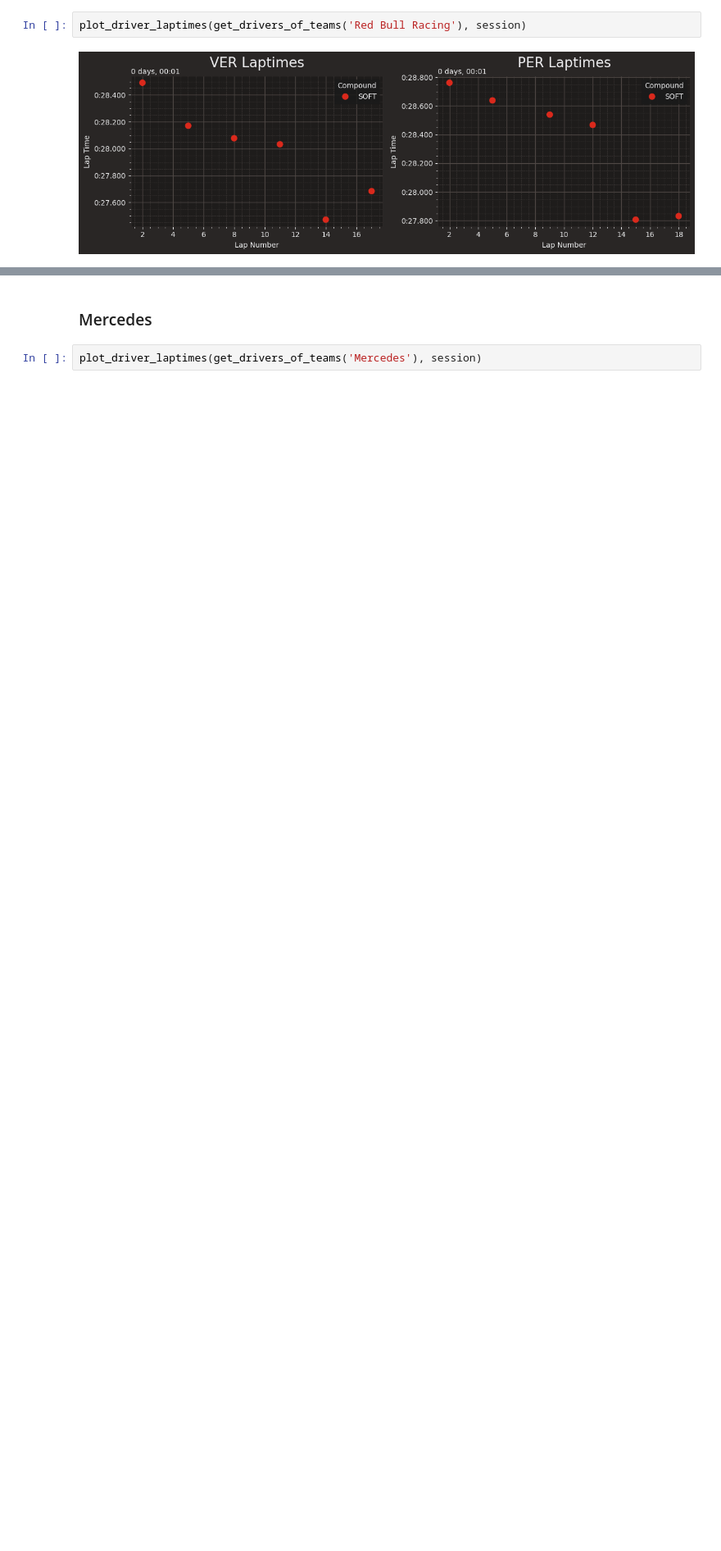
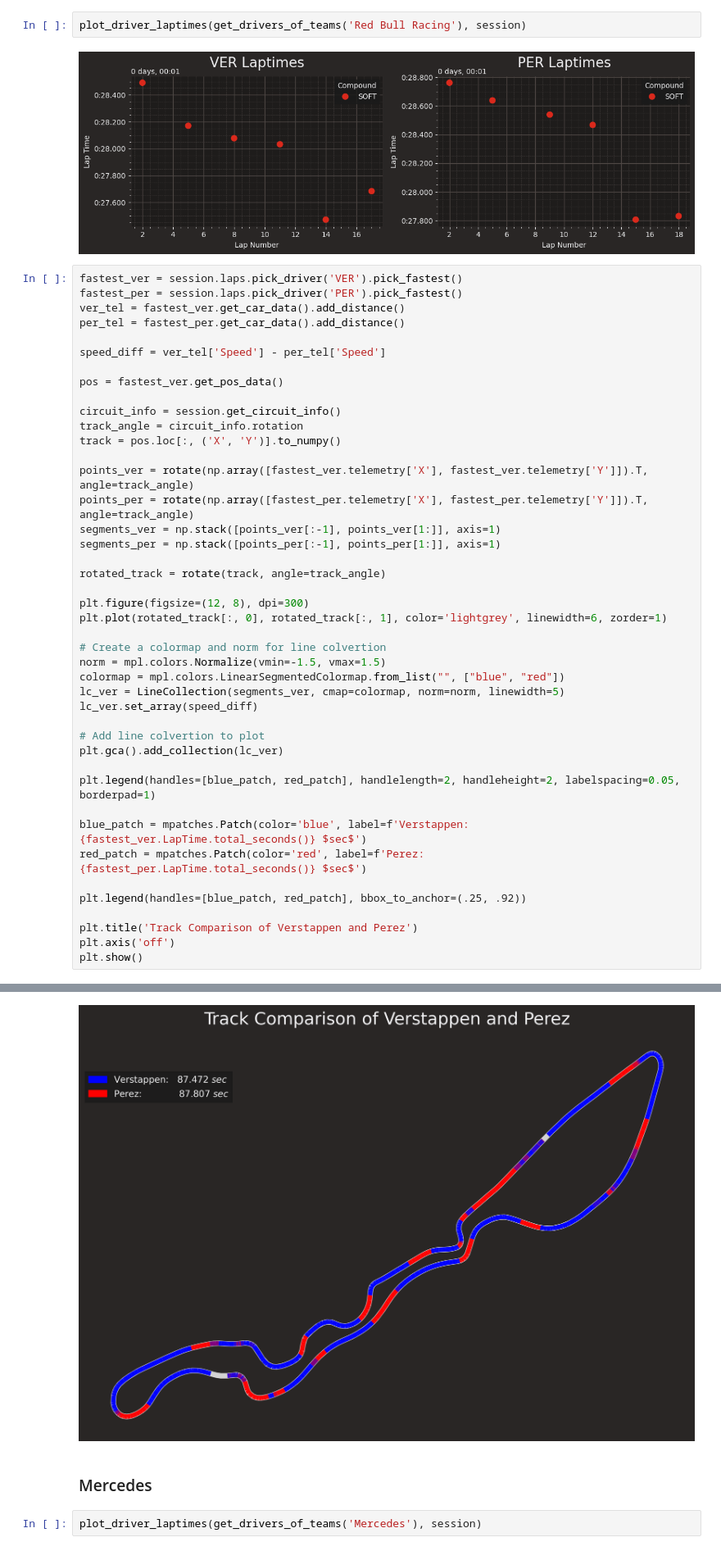
Before and after one commit to visciric/Projects, a Jupyter notebook: F1 Data Analysis/season_2024/02_Jeddah/Qualifying.ipynb, the cells around one changed output, grey strips where cells are left out. Shown at 82% size. Cells and saved outputs as stored; diff of their text form; blank space fills up the shorter version.

Commit message:
short monday session

```diff
--- a/F1 Data Analysis/season_2024/02_Jeddah/Qualifying.ipynb
+++ b/F1 Data Analysis/season_2024/02_Jeddah/Qualifying.ipynb
@@ -273,3 +307,47 @@ core        WARNING     Failed to preserve data type for column 'Z' while mergin
 plot_driver_laptimes(get_drivers_of_teams('Red Bull Racing'), session)
 # %% [output]
 [figure]
+# %%
+fastest_ver = session.laps.pick_driver('VER').pick_fastest()
+fastest_per = session.laps.pick_driver('PER').pick_fastest()
+ver_tel = fastest_ver.get_car_data().add_distance()
+per_tel = fastest_per.get_car_data().add_distance()
+
+speed_diff = ver_tel['Speed'] - per_tel['Speed']
+
+pos = fastest_ver.get_pos_data()
+
+circuit_info = session.get_circuit_info()
+track_angle = circuit_info.rotation
+track = pos.loc[:, ('X', 'Y')].to_numpy()
+
+points_ver = rotate(np.array([fastest_ver.telemetry['X'], fastest_ver.telemetry['Y']]).T, angle=track_angle)
+points_per = rotate(np.array([fastest_per.telemetry['X'], fastest_per.telemetry['Y']]).T, angle=track_angle)
+segments_ver = np.stack([points_ver[:-1], points_ver[1:]], axis=1)
+segments_per = np.stack([points_per[:-1], points_per[1:]], axis=1)
+
+rotated_track = rotate(track, angle=track_angle)
+
+plt.figure(figsize=(12, 8), dpi=300)
+plt.plot(rotated_track[:, 0], rotated_track[:, 1], color='lightgrey', linewidth=6, zorder=1)
+
+# Create a colormap and norm for line colvertion
+norm = mpl.colors.Normalize(vmin=-1.5, vmax=1.5)
+colormap = mpl.colors.LinearSegmentedColormap.from_list("", ["blue", "red"])
+lc_ver = LineCollection(segments_ver, cmap=colormap, norm=norm, linewidth=5)
+lc_ver.set_array(speed_diff)
+
+# Add line colvertion to plot
+plt.gca().add_collection(lc_ver)
+
+plt.legend(handles=[blue_patch, red_patch], handlelength=2, handleheight=2, labelspacing=0.05, borderpad=1)
+
+blue_patch = mpatches.Patch(color='blue', label=f'Verstappen:   {fastest_ver.LapTime.total_seconds()} $sec$')
+red_patch = mpatches.Patch(color='red', label=f'Perez:             {fastest_per.LapTime.total_seconds()} $sec$')
+
+plt.legend(handles=[blue_patch, red_patch], bbox_to_anchor=(.25, .92))
+
+plt.title('Track Comparison of Verstappen and Perez')
+plt.axis('off')
+plt.show()
+# %% [output]
@@ -276,3 +360,4 @@ plot_driver_laptimes(get_drivers_of_teams('Red Bull Racing'), session)
+[figure, added]
 # %% [markdown]
 ### Mercedes
 # %%
```
Also changed, not shown: parts of 14 cells of this notebook, 3 other files.
